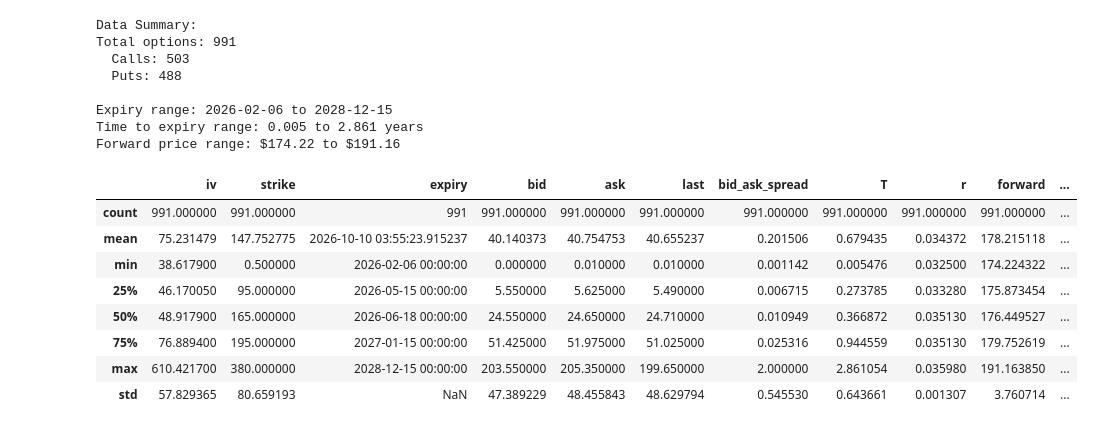
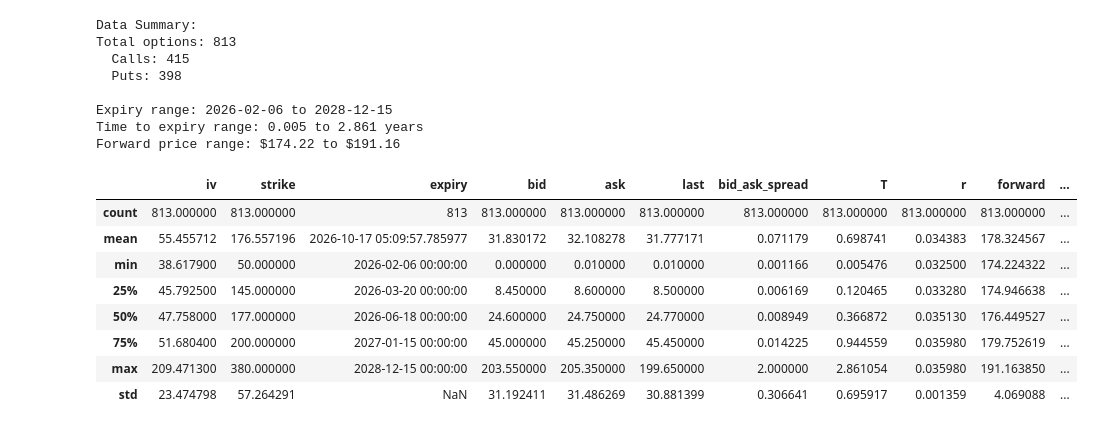
Before and after one commit to Mathis-14/Option_Pricing, a Jupyter notebook: NVIDIA_vol_s/nvda_SVI.ipynb, the cells around one changed output. Drawn from its saved outputs; the diff is of its cells as text; code cells hidden in the pictures.

```diff
--- a/NVIDIA_vol_s/nvda_SVI.ipynb
+++ b/NVIDIA_vol_s/nvda_SVI.ipynb
@@ -18,6 +18,9 @@ df['expiry'] = pd.to_datetime(df['expiry'])
 df['type_option'] = df['type_option'].str.strip()
 df['bid_ask_spread'] = (df['ask'] - df['bid']) / (0.5 * (df['bid'] + df['ask']))
 df = df.dropna()
+
+# Filter out Refinitiv garbage data (unrealistic strikes)
+df = df[(df['strike'] >= 50) & (df['strike'] <= 500)].copy()
 
 # Apply liquidity filter
 liq_threshold = 2  # High threshold to include OTM puts
@@ -49,41 +52,41 @@ df_liq['r'] = df_liq['T'].apply(get_risk_free_rate)
 df_liq['forward'] = S * np.exp(df_liq['r'] * df_liq['T'])
 
 # Calculate moneyness measures
 df_liq['moneyness'] = df_liq['strike'] / df_liq['forward']
 df_liq['log_moneyness'] = np.log(df_liq['strike'] / df_liq['forward'])
 
 # Calculate total variance (for SVI)
 df_liq['total_variance'] = (df_liq['iv'] / 100) ** 2 * df_liq['T']
 
 # Separate calls and puts
 df_liq_calls = df_liq[df_liq['type_option'] == 'CALL'].copy()
 df_liq_puts = df_liq[df_liq['type_option'] == 'PUT'].copy()
 
 # Summary
 print("Data Summary:")
 print(f"Total options: {len(df_liq)}")
 print(f"  Calls: {len(df_liq_calls)}")
 print(f"  Puts: {len(df_liq_puts)}")
 print(f"\nExpiry range: {df_liq['expiry'].min().date()} to {df_liq['expiry'].max().date()}")
 print(f"Time to expiry range: {df_liq['T'].min():.3f} to {df_liq['T'].max():.3f} years")
 print(f"Forward price range: ${df_liq['forward'].min():.2f} to ${df_liq['forward'].max():.2f}")
 
 df_liq.describe()
 # %% [output]
 Data Summary:
-Total options: 991
-  Calls: 503
-  Puts: 488
+Total options: 813
+  Calls: 415
+  Puts: 398
 
 Expiry range: 2026-02-06 to 2028-12-15
 Time to expiry range: 0.005 to 2.861 years
 Forward price range: $174.22 to $191.16
 |  | iv | strike | expiry | bid | ask | last | bid_ask_spread | T | r | forward | ... |
-| count | 991.000000 | 991.000000 | 991 | 991.000000 | 991.000000 | 991.000000 | 991.000000 | 991.000000 | 991.000000 | 991.000000 | ... |
-| mean | 75.231479 | 147.752775 | 2026-10-10 03:55:23.915237 | 40.140373 | 40.754753 | 40.655237 | 0.201506 | 0.679435 | 0.034372 | 178.215118 | ... |
-| min | 38.617900 | 0.500000 | 2026-02-06 00:00:00 | 0.000000 | 0.010000 | 0.010000 | 0.001142 | 0.005476 | 0.032500 | 174.224322 | ... |
-| 25% | 46.170050 | 95.000000 | 2026-05-15 00:00:00 | 5.550000 | 5.625000 | 5.490000 | 0.006715 | 0.273785 | 0.033280 | 175.873454 | ... |
-| 50% | 48.917900 | 165.000000 | 2026-06-18 00:00:00 | 24.550000 | 24.650000 | 24.710000 | 0.010949 | 0.366872 | 0.035130 | 176.449527 | ... |
-| 75% | 76.889400 | 195.000000 | 2027-01-15 00:00:00 | 51.425000 | 51.975000 | 51.025000 | 0.025316 | 0.944559 | 0.035130 | 179.752619 | ... |
-| max | 610.421700 | 380.000000 | 2028-12-15 00:00:00 | 203.550000 | 205.350000 | 199.650000 | 2.000000 | 2.861054 | 0.035980 | 191.163850 | ... |
-| std | 57.829365 | 80.659193 | NaN | 47.389229 | 48.455843 | 48.629794 | 0.545530 | 0.643661 | 0.001307 | 3.760714 | ... |
+| count | 813.000000 | 813.000000 | 813 | 813.000000 | 813.000000 | 813.000000 | 813.000000 | 813.000000 | 813.000000 | 813.000000 | ... |
+| mean | 55.455712 | 176.557196 | 2026-10-17 05:09:57.785977 | 31.830172 | 32.108278 | 31.777171 | 0.071179 | 0.698741 | 0.034383 | 178.324567 | ... |
+| min | 38.617900 | 50.000000 | 2026-02-06 00:00:00 | 0.000000 | 0.010000 | 0.010000 | 0.001166 | 0.005476 | 0.032500 | 174.224322 | ... |
+| 25% | 45.792500 | 145.000000 | 2026-03-20 00:00:00 | 8.450000 | 8.600000 | 8.500000 | 0.006169 | 0.120465 | 0.033280 | 174.946638 | ... |
+| 50% | 47.758000 | 177.000000 | 2026-06-18 00:00:00 | 24.600000 | 24.750000 | 24.770000 | 0.008949 | 0.366872 | 0.035130 | 176.449527 | ... |
+| 75% | 51.680400 | 200.000000 | 2027-01-15 00:00:00 | 45.000000 | 45.250000 | 45.450000 | 0.014225 | 0.944559 | 0.035980 | 179.752619 | ... |
+| max | 209.471300 | 380.000000 | 2028-12-15 00:00:00 | 203.550000 | 205.350000 | 199.650000 | 2.000000 | 2.861054 | 0.035980 | 191.163850 | ... |
+| std | 23.474798 | 57.264291 | NaN | 31.192411 | 31.486269 | 30.881399 | 0.306641 | 0.695917 | 0.001359 | 4.069088 | ... |
```
Also changed, not shown: parts of 16 cells of this notebook.
